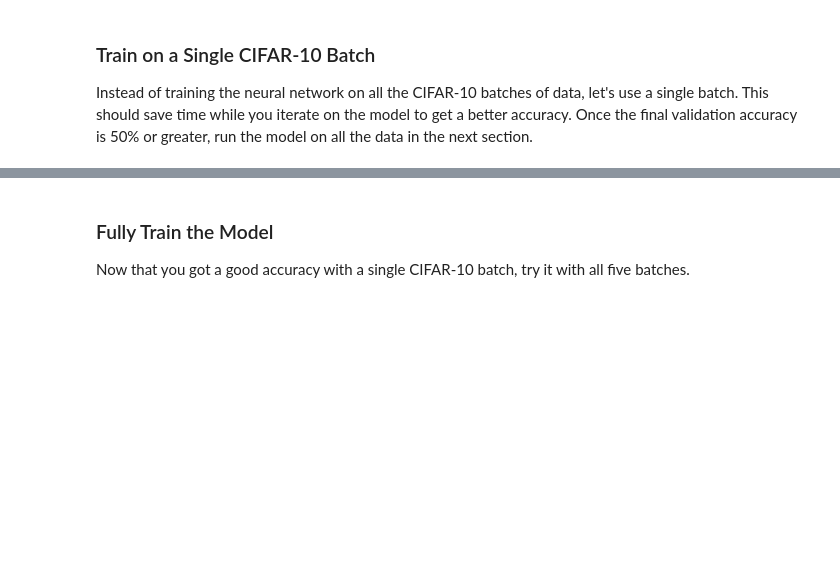
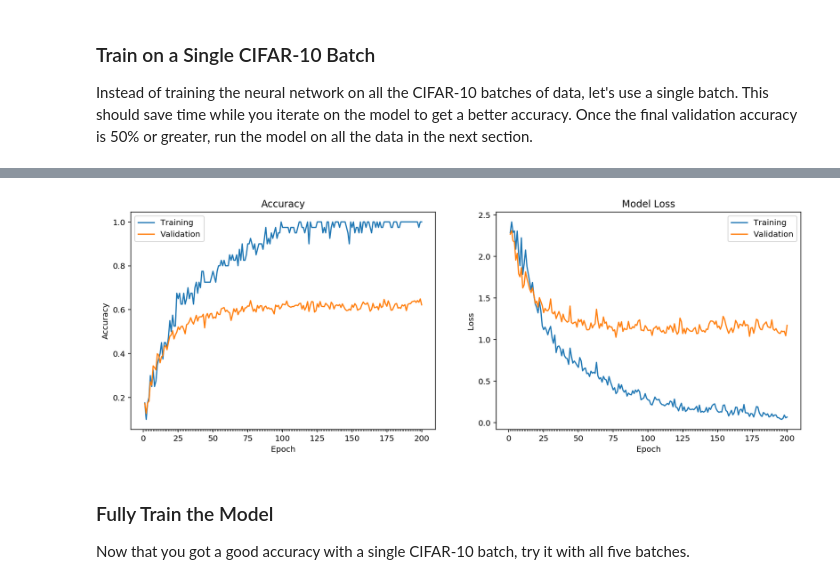
Before and after one commit to pritywiz/MLcourse, a Jupyter notebook: image-classification/image_classification.ipynb, the cells around one changed output, grey strips where cells are left out. Saved outputs shown, nothing was run; the diff lists cells and outputs as text; code cells hidden in the pictures; blank space fills up the shorter version.

```diff
--- a/image-classification/image_classification.ipynb
+++ b/image-classification/image_classification.ipynb
@@ -395,9 +398,9 @@ def output(x_tensor, num_outputs):
     """
     # TODO: Implement Function
     num_input = x_tensor.get_shape().as_list()[1]
-    initialize = np.sqrt(num_input )
+    initialize = 5e-2 #1.0/np.sqrt(num_input )
 
-    weight = tf.Variable(tf.truncated_normal((num_input, num_outputs), mean=0, stddev=1.0/initialize, dtype=tf.float32))
+    weight = tf.Variable(tf.truncated_normal((num_input, num_outputs), mean=0, stddev=initialize, dtype=tf.float32))
     bias = tf.Variable(tf.zeros(num_outputs))
 
     # Logits - xW + b
@@ -552,6 +567,13 @@ Tests Passed
 ### Show Stats
 Implement the function `print_stats` to print loss and validation accuracy.  Use the global variables `valid_features` and `valid_labels` to calculate validation accuracy.  Use a keep probability of `1.0` to calculate the loss and validation accuracy.
 # %%
+# the data used for visualization of the CNN training
+loss = 0.0
+vloss = 0.0
+train_acc = 0.0
+valid_acc = 0.0
+
+
 def print_stats(session, feature_batch, label_batch, cost, accuracy):
     """
     Print information about loss and validation accuracy
@@ -562,7 +584,13 @@ def print_stats(session, feature_batch, label_batch, cost, accuracy):
     : accuracy: TensorFlow accuracy function
     """
     # TODO: Implement Function
+    global loss, vloss, train_acc, valid_acc
+
     loss = sess.run(cost, feed_dict={
+                x: feature_batch,
+                y: label_batch,
+                keep_prob: 1.})
+    train_acc = sess.run(accuracy, feed_dict={
                 x: feature_batch,
                 y: label_batch,
                 keep_prob: 1.})
@@ -570,7 +598,13 @@ def print_stats(session, feature_batch, label_batch, cost, accuracy):
                 x: valid_features,
                 y: valid_labels,
                 keep_prob: 1.})
-    print ('Loss: {:>10.4f} Validation Accuracy: {:.6f}'.format(
+    vloss = sess.run(cost, feed_dict={
+                x: valid_features,
+                y: valid_labels,
+                keep_prob: 1.})
+    print ('Loss: {:>6.4f} Val Loss: {:>6.4f} Training Accuracy: {:.6f} Val Accuracy: {:.6f}'.format(
                 loss,
+                vloss,
+                train_acc,
                 valid_acc))
     pass
@@ -586,13 +652,15 @@ Tune the following parameters:
 * Set `keep_probability` to the probability of keeping a node using dropout
 # %%
 # TODO: Tune Parameters
-epochs = 50       # The model quickly converges because of the use of weight initilization
+epochs = 200       # The model quickly converges because of the use of weight initilization
 batch_size = 128
-keep_probability = 0.93
+keep_probability = 0.3
 # %% [markdown]
 ### Train on a Single CIFAR-10 Batch
 Instead of training the neural network on all the CIFAR-10 batches of data, let's use a single batch. This should save time while you iterate on the model to get a better accuracy.  Once the final validation accuracy is 50% or greater, run the model on all the data in the next section.
 # %%
+stat_data  = {"loss" : [], "train_acc": [], "valid_acc": [], "val_loss" : []}
+
 """
 DON'T MODIFY ANYTHING IN THIS CELL
 """
@@ -606,7 +674,12 @@ with tf.Session() as sess:
         batch_i = 1
         for batch_features, batch_labels in helper.load_preprocess_training_batch(batch_i, batch_size):
             train_neural_network(sess, optimizer, keep_probability, batch_features, batch_labels)
-        print('Epoch {:>2}, CIFAR-10 Batch {}:  '.format(epoch + 1, batch_i), end='')
+        print('Epoch {:>3}, CIFAR-10 Batch {}:  '.format(epoch + 1, batch_i), end='')
         print_stats(sess, batch_features, batch_labels, cost, accuracy)
+
+        stat_data["train_acc"].append(train_acc)
+        stat_data["valid_acc"].append(valid_acc)
+        stat_data["loss"].append(loss)
+        stat_data["val_loss"].append(vloss)
 # %% [output]
 Checking the Training on a Single Batch...
@@ -629,3 +702,7 @@ Epoch 50, CIFAR-10 Batch 1:  Loss:     0.2194 Validation Accuracy: 0.587000
+# %%
+plot_stats(stat_data)
+# %% [output]
+[figure, added]
 # %% [markdown]
 ### Fully Train the Model
 Now that you got a good accuracy with a single CIFAR-10 batch, try it with all five batches.
```
Also changed, not shown: parts of 10 cells of this notebook, 1 other file.
